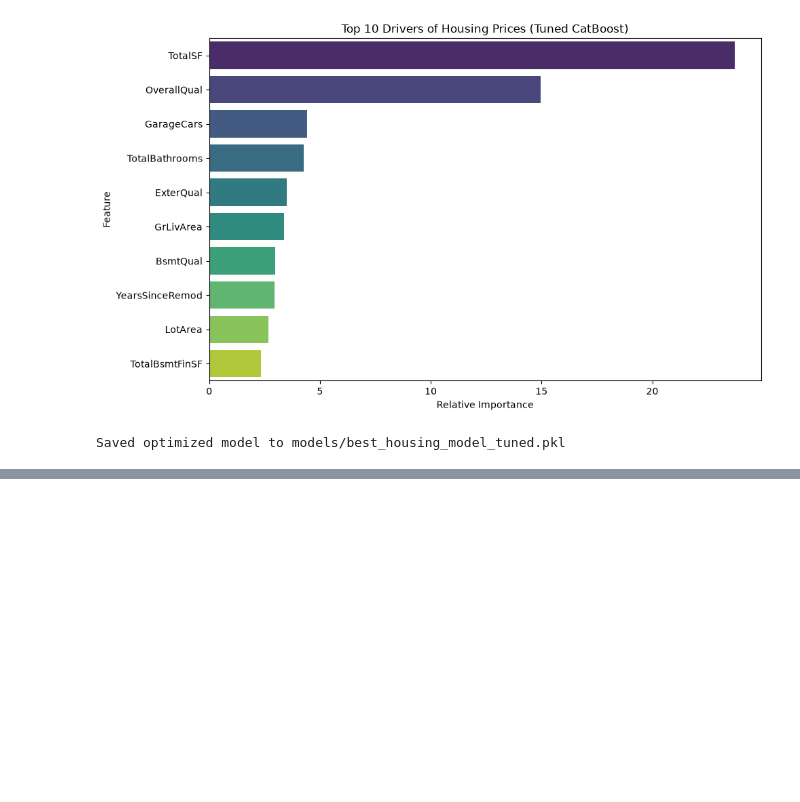
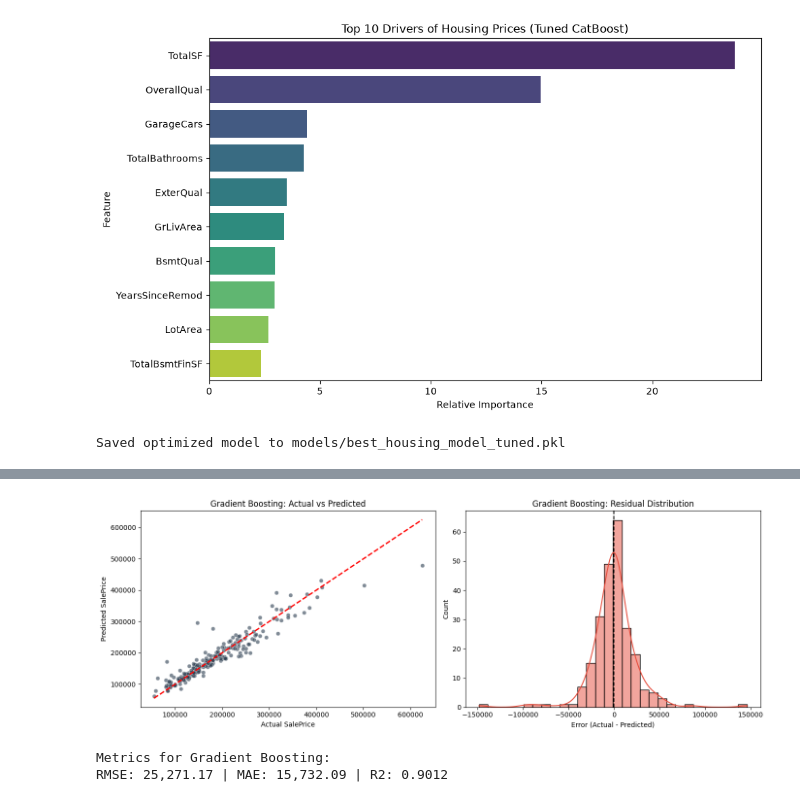
Before and after one commit to VenuriDampahalage/ames-housing-price-prediction, a Jupyter notebook: Model_Training.ipynb, the cells around one changed output, grey strips where cells are left out. Saved outputs shown, nothing was run; the diff lists cells and outputs as text; code cells hidden in the pictures; blank space fills up the shorter version.

```diff
--- a/Model_Training.ipynb
+++ b/Model_Training.ipynb
@@ -288,0 +332,9 @@ To https://github.com/VenuriDampahalage/ames-housing-price-prediction.git
+# %%
+from sklearn.ensemble import GradientBoostingRegressor
+
+gb_model = GradientBoostingRegressor(n_estimators=200, learning_rate=0.05, random_state=42)
+evaluate_and_plot(gb_model, "Gradient Boosting")
+# %% [output]
+[figure, added]
+Metrics for Gradient Boosting:
+RMSE: 25,271.17 | MAE: 15,732.09 | R2: 0.9012
```
Also changed, not shown: parts of 10 cells of this notebook.
